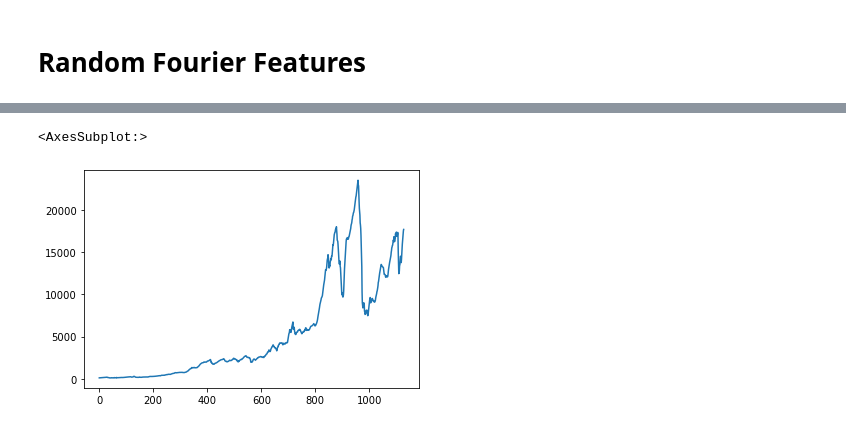
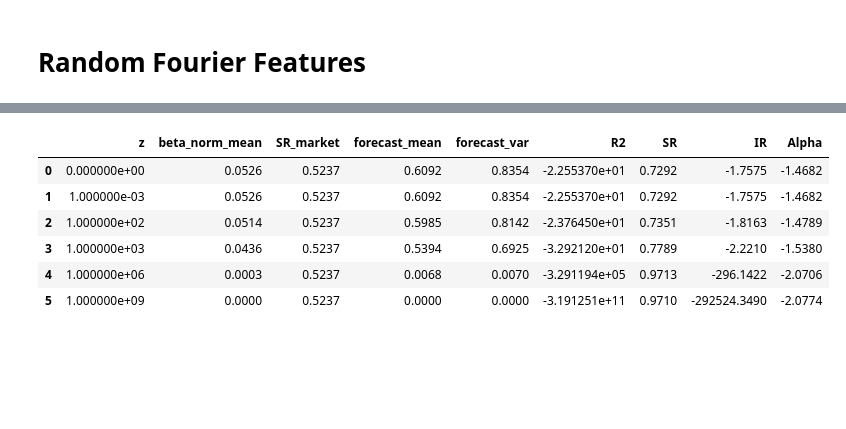
Before and after one commit to nkonts/replication-the-virtue-of-complexity-in-return-prediction, a Jupyter notebook: experiment.ipynb, the cells around one changed output, grey strips where cells are left out. Drawn from its saved outputs; the diff is of its cells as text; code cells hidden in the pictures; blank space fills up the shorter version.

```diff
--- a/experiment.ipynb
+++ b/experiment.ipynb
@@ -118,21 +187,29 @@ backtest.to_parquet("data/backtest.parquet")
 # %%
-def compounding_return(returns, start_val=100):
-    return start_val * (1 + returns).cumprod()
-
 result = []
 for z in z_values:
-    df = backtest[backtest["z"] == z]
-    result.append({
-        "beta_norm_mean" : df["beta_norm"].mean(),
-        "forecast_mean" : df["forecast"].mean(),
-        "forecast_var" : df["forecast"].std(),
-        "R2" : r2_score(df["forecast"], df["return"]),
-        "SharpeRatio" : (compounding_return(df["forecast"]) - compounding_return(df["return"])).iloc[-1]/df["forecast"].std()
-    })
-    break
+        df = backtest[backtest["z"] == z]
+        time_factor = 12 # 12 to get annual values
+        mean = df["forecast"].mean()*time_factor
+        std = df["forecast"].std()*np.sqrt(time_factor)
+        result.append({
+            "z" : z,
+            "beta_norm_mean" : df["beta_norm"].mean(),
+            "SR_market" : (df["return"].mean()*time_factor)/(df["return"].std()*np.sqrt(time_factor)),
+
+            "forecast_mean" : mean,
+            "forecast_var" : std,
+            "R2" : r2_score(df["forecast"], df["return"]),
+            "SR" : mean/std,
+            "IR" : (mean - df["return"].mean()*time_factor)/std,
+            "Alpha" : mean - df["return"].mean()*time_factor,
+        })
 result = pd.DataFrame(result)
+result.round(4)
+# %% [output]
+|  | z | beta_norm_mean | SR_market | forecast_mean | forecast_var | R2 | SR | IR | Alpha |
+| 0 | 0.000000e+00 | 0.0526 | 0.5237 | 0.6092 | 0.8354 | -2.255370e+01 | 0.7292 | -1.7575 | -1.4682 |
+| 1 | 1.000000e-03 | 0.0526 | 0.5237 | 0.6092 | 0.8354 | -2.255370e+01 | 0.7292 | -1.7575 | -1.4682 |
+| 2 | 1.000000e+02 | 0.0514 | 0.5237 | 0.5985 | 0.8142 | -2.376450e+01 | 0.7351 | -1.8163 | -1.4789 |
+| 3 | 1.000000e+03 | 0.0436 | 0.5237 | 0.5394 | 0.6925 | -3.292120e+01 | 0.7789 | -2.2210 | -1.5380 |
+| 4 | 1.000000e+06 | 0.0003 | 0.5237 | 0.0068 | 0.0070 | -3.291194e+05 | 0.9713 | -296.1422 | -2.0706 |
+| 5 | 1.000000e+09 | 0.0000 | 0.5237 | 0.0000 | 0.0000 | -3.191251e+11 | 0.9710 | -292524.3490 | -2.0774 |
-# %%
-compounding_return(df["forecast"]).plot()
-# %% [output]
-<AxesSubplot:>
-[figure, removed]
```
Also changed, not shown: parts of 22 cells of this notebook, 8 other files.
